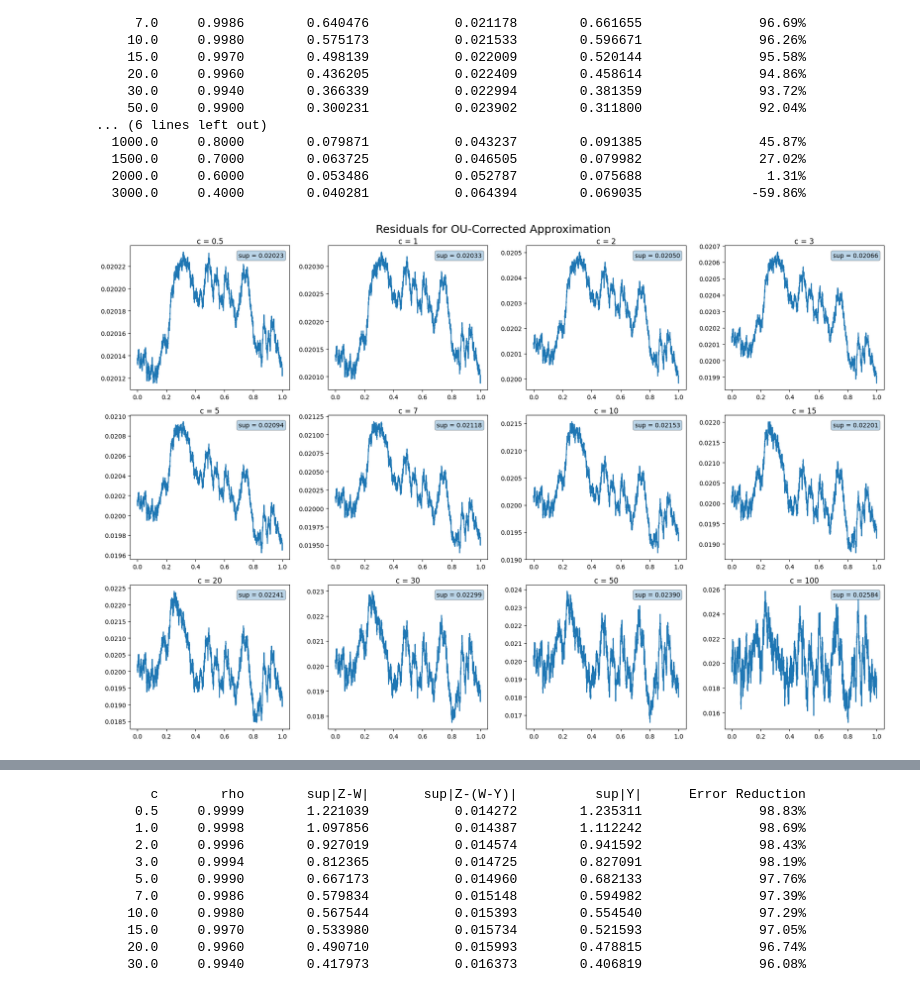
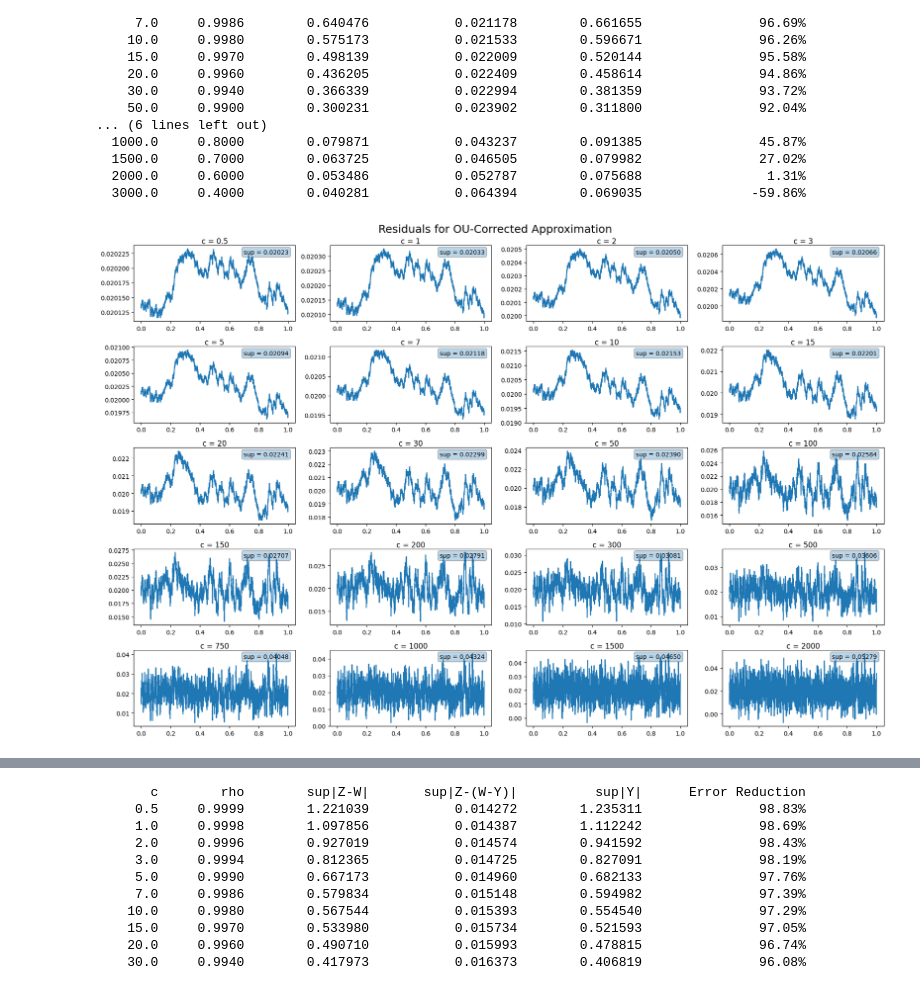
Before and after one commit to Shinyhunter95/Masters-Project, a Jupyter notebook: AR(1).ipynb, the cells around one changed output, grey strips where cells are left out. Cells and saved outputs as stored; diff of their text form; code cells hidden in the pictures.

```diff
--- a/AR(1).ipynb
+++ b/AR(1).ipynb
@@ -362,7 +253,7 @@ eps = rng.standard_normal(N)
 # Figure setup
 # ---------------------------------
 
-fig, axes = plt.subplots(3, 4, figsize=(18, 12))
+fig, axes = plt.subplots(5, 4, figsize=(18, 12))
 
 axes = axes.flatten()
 
@@ -370,7 +261,7 @@ axes = axes.flatten()
 # Loop over c values
 # ---------------------------------
 
-c_values = [0.5, 1, 2, 3, 5, 7, 10, 15, 20, 30, 50, 100]
+c_values = [0.5, 1, 2, 3, 5, 7, 10, 15, 20, 30, 50, 100, 150, 200, 300, 500, 750, 1000, 1500, 2000]
 
 for idx, c in enumerate(c_values):
 
@@ -427,34 +318,34 @@ for idx, c in enumerate(c_values):
     # ---------------------------------
 
     ax = axes[idx]
 
     fig.suptitle(
     'Residuals for OU-Corrected Approximation',
     fontsize=18
 )
     ax.plot(t, residual)
 
     # Put text INSIDE the plot
     ax.text(
         0.68,                # x-position in axes coords
         0.95,                # y-position in axes coords
         f'sup = {sup_residual:.5f}',
         transform=ax.transAxes,
         verticalalignment='top',
         bbox=dict(boxstyle='round', alpha=0.3)
     )
 
     ax.set_title(f'c = {c}', pad=1)
 
 # ---------------------------------
 # Layout
 # ---------------------------------
 
 plt.tight_layout()
 
 plt.show()
 # %% [output]
-[figure, old version]
+[figure, new version]
 # %%
 import numpy as np
 import matplotlib.pyplot as plt
```
Also changed, not shown: parts of 4 cells of this notebook.
